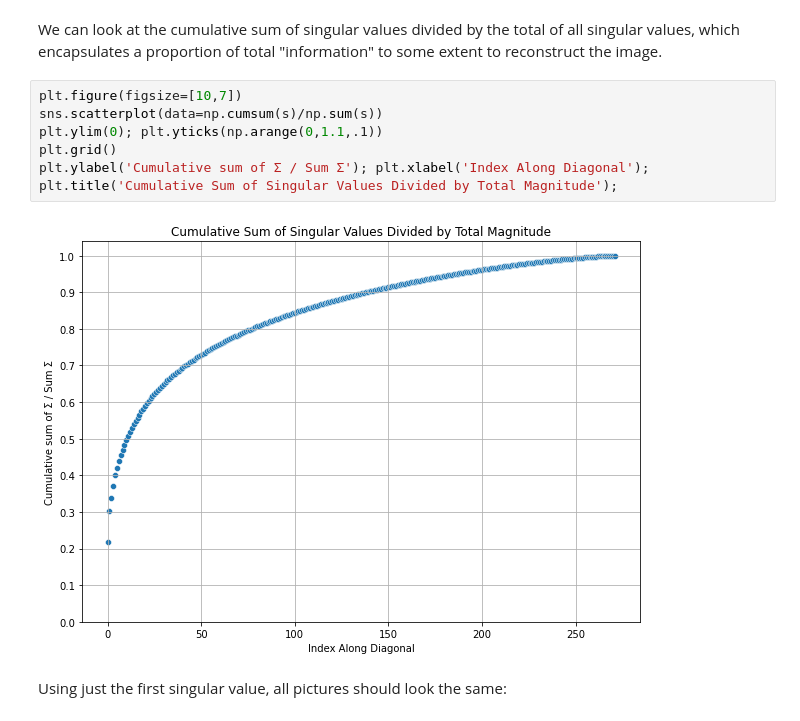
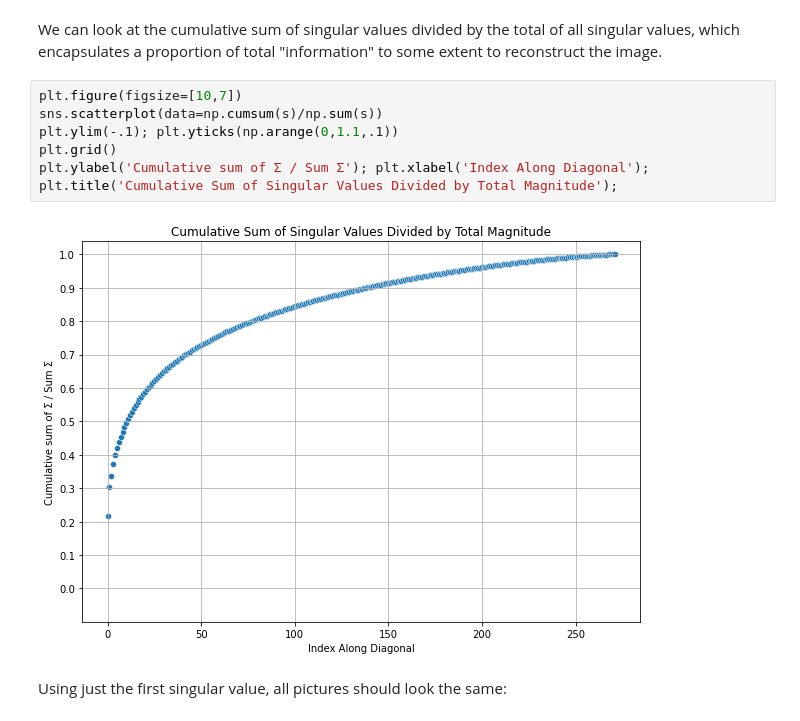
Before and after one commit to busbykt/AMATH584, a Jupyter notebook: Homework/hw2/HW2.ipynb, the cells around one changed output. Drawn from its saved outputs; the diff is of its cells as text.

```diff
--- a/Homework/hw2/HW2.ipynb
+++ b/Homework/hw2/HW2.ipynb
@@ -124,12 +124,12 @@ We can look at the cumulative sum of singular values divided by the total of all
 # %%
 plt.figure(figsize=[10,7])
 sns.scatterplot(data=np.cumsum(s)/np.sum(s))
-plt.ylim(0); plt.yticks(np.arange(0,1.1,.1))
+plt.ylim(-.1); plt.yticks(np.arange(0,1.1,.1))
 plt.grid()
 plt.ylabel('Cumulative sum of Σ / Sum Σ'); plt.xlabel('Index Along Diagonal');
 plt.title('Cumulative Sum of Singular Values Divided by Total Magnitude');
 # %% [output]
-[figure, old version]
+[figure, new version]
 # %% [markdown]
 Using just the first singular value, all pictures should look the same:
 # %%
```
Also changed, not shown: parts of 12 cells of this notebook.
